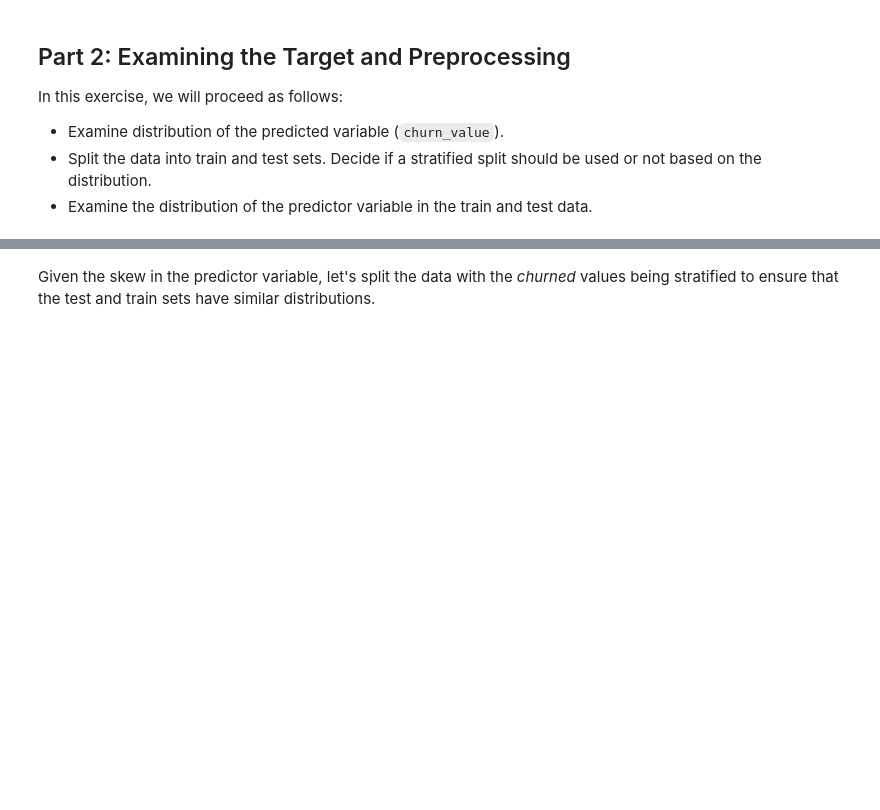
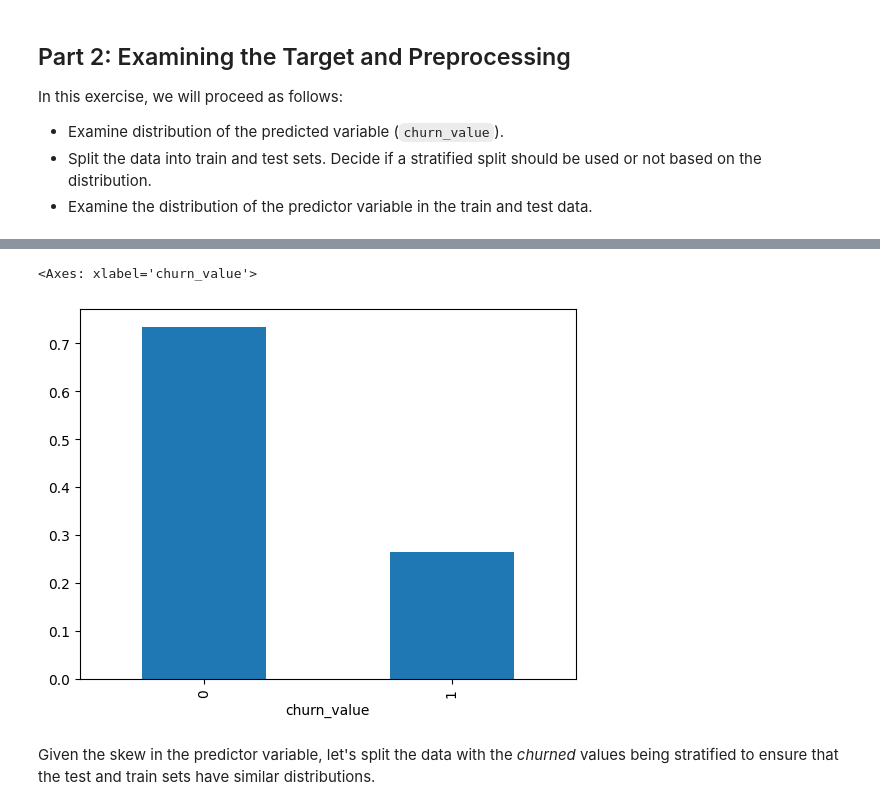
Before and after one commit to zhiyixu/ibm, a Jupyter notebook: 3.分类问题/03e_DEMO_Bagging.ipynb, the cells around one changed output, grey strips where cells are left out. Cells and saved outputs as stored; diff of their text form; code cells hidden in the pictures; blank space fills up the shorter version.

```diff
--- a/3.分类问题/03e_DEMO_Bagging.ipynb
+++ b/3.分类问题/03e_DEMO_Bagging.ipynb
@@ -82,5 +134,8 @@ data[target].value_counts()
 # %%
-data[target].value_counts(normalize=True)
+data[target].value_counts(normalize=True).plot(kind="bar")
+# %% [output]
+<Axes: xlabel='churn_value'>
+[figure, added]
 # %% [markdown]
 Given the skew in the predictor variable, let's split the data with the *churned* values being stratified to ensure that the test and train sets have similar distributions.
 # %%
```
Also changed, not shown: parts of 19 cells of this notebook, 1 other file.
